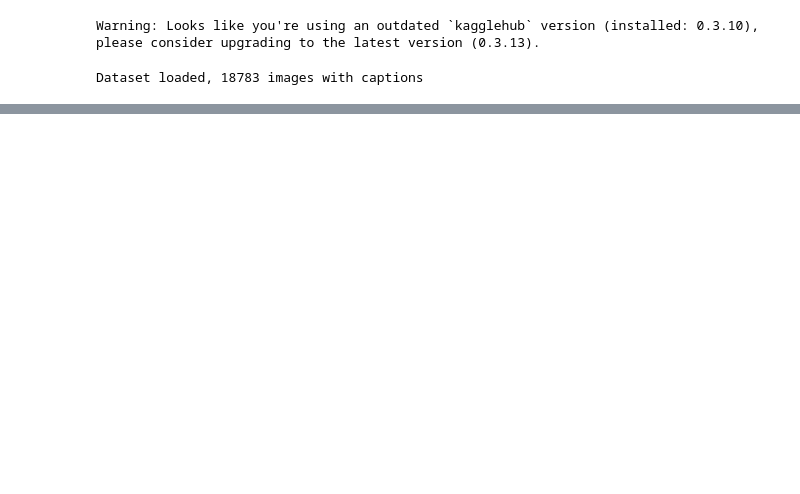
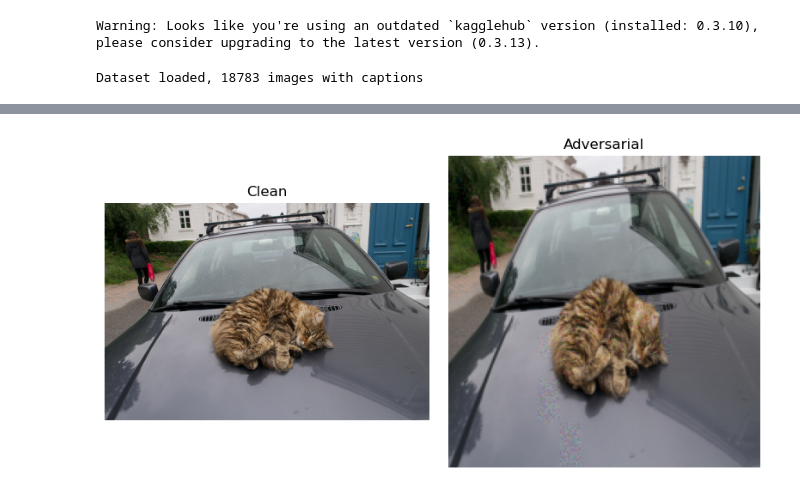
Before and after one commit to seue24/Advanced-Machine-Learning-for-Natural-Language-Processing, a Jupyter notebook: NewAttack_Katinka.ipynb, the cells around one changed output, grey strips where cells are left out. Cells and saved outputs as stored; diff of their text form; code cells hidden in the pictures; blank space fills up the shorter version.

```diff
--- a/NewAttack_Katinka.ipynb
+++ b/NewAttack_Katinka.ipynb
@@ -164,0 +266,14 @@ plt.show()
+# %%
+def generate_caption(pil_image):
+    """Run vit-gpt2 on a single PIL image and return the caption string."""
+    model.eval()
+    inputs = feature_extractor(pil_image, return_tensors="pt").pixel_values.to(device)
+    with torch.no_grad():
+        # NO num_beams here -> no beam search -> no _reorder_cache needed
+        output_ids = model.generate(
+            inputs,
+            max_length=16,
+            do_sample=False,   # greedy decoding
+        )
+    caption = tokenizer.decode(output_ids[0], skip_special_tokens=True).strip()
+    return caption
@@ -164,0 +509,68 @@ plt.show()
+# %%
+# ========== EXAMPLE: AAA-style attack on one image (idx = 6000) ==========
+
+idx = 6000
+clean_img, clean_caps = get_image(idx)
+
+print("Image index:", idx)
+print("Some ground-truth captions from dataset:")
+for c in clean_caps[:3]:
+    print("  -", c)
+
+# 1) Get model's original caption (Ask stage in a simple form)
+original_caption = generate_caption(clean_img)
+target_caption = ask_generate_target_caption(original_caption)  # uses your helper
+
+# 2) Preprocess image for vit-gpt2
+inputs = feature_extractor(clean_img, return_tensors="pt")
+pixel_values = inputs.pixel_values.to(device)  # [1,3,224,224]
+
+# 3) Attend: find crucial regions using your attention function
+crucial_indices, attention_map = attend_identify_crucial_regions(
+    model, pixel_values, num_regions=16
+)
+
+# Turn those patch indices into actual pixels we are allowed to modify
+candidate_coords = patches_to_pixel_coords(
+    crucial_indices,
+    image_size=pixel_values.shape[-1],  # 224
+    patch_size=16,
+    max_pixels=5000,                     # keep search small
+)
+
+print(f"\nNumber of candidate pixels to attack: {len(candidate_coords)}")
+
+# 4) Attack: run simple Differential Evolution attack on those pixels
+adv_pixel_values, adv_caption = aaa_attack_simple(
+    pixel_values=pixel_values,
+    target_caption=target_caption,
+    candidate_coords=candidate_coords,
+    pop_size=20,        # keep small for speed
+    generations=20,     # also small
+    F=0.6,
+    CR=0.7,
+    eps=0.1,           # max change in vit-gpt2 input space
+)
+
+# 5) Compare captions and visualize
+adv_img = pixel_values_to_pil(adv_pixel_values)
+
+print("\n========== RESULTS ==========")
+print("Original caption: ", original_caption)
+print("Target caption:   ", target_caption)
+print("Adversarial cap:  ", adv_caption)
+
+plt.figure(figsize=(8, 4))
+plt.subplot(1, 2, 1)
+plt.imshow(clean_img)
+plt.title("Clean")
+plt.axis("off")
+
+plt.subplot(1, 2, 2)
+plt.imshow(adv_img)
+plt.title("Adversarial")
+plt.axis("off")
+
+plt.tight_layout()
+plt.show()
+# %% [output]
@@ -164,0 +594 @@ plt.show()
+[figure, added]
```
Also changed, not shown: parts of 17 cells of this notebook.
